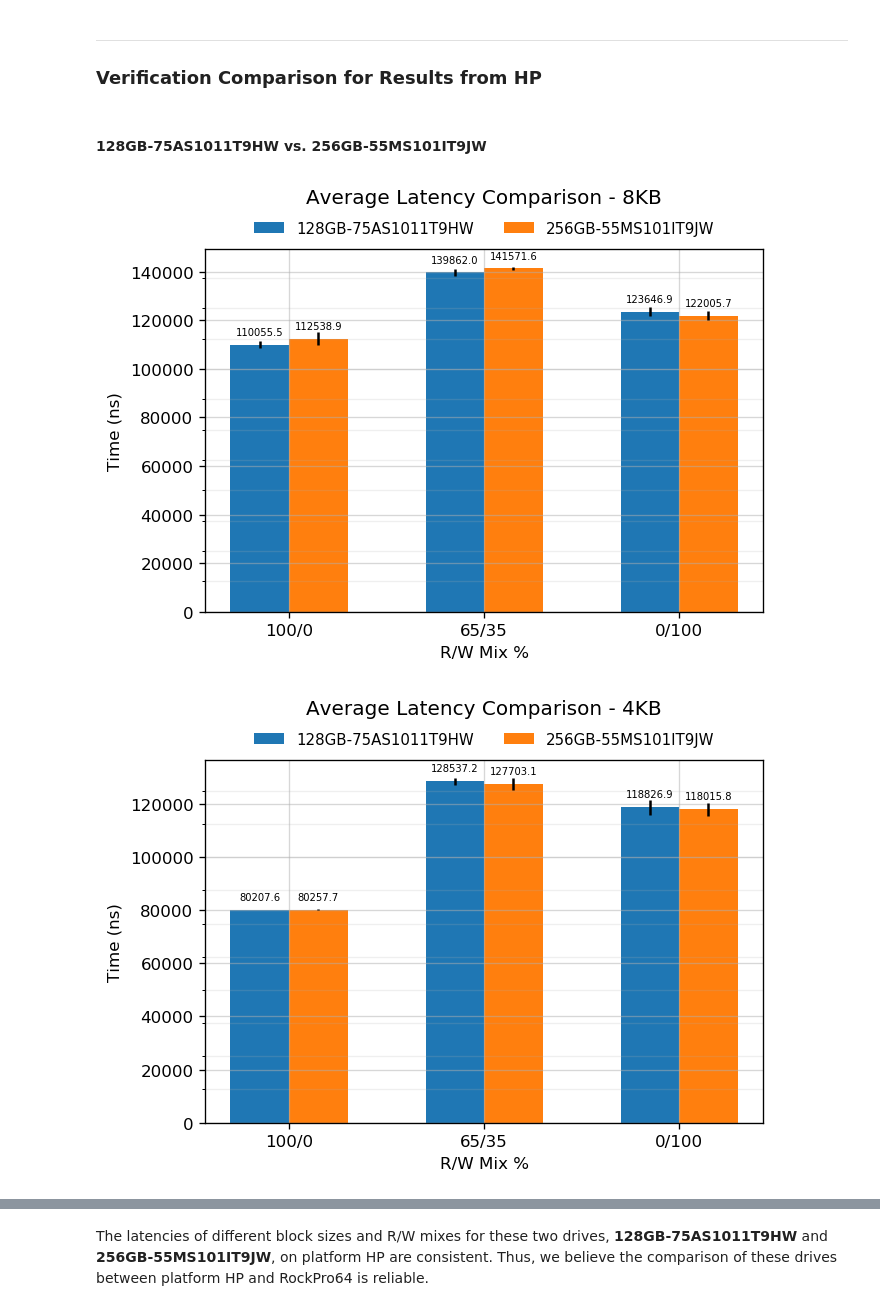
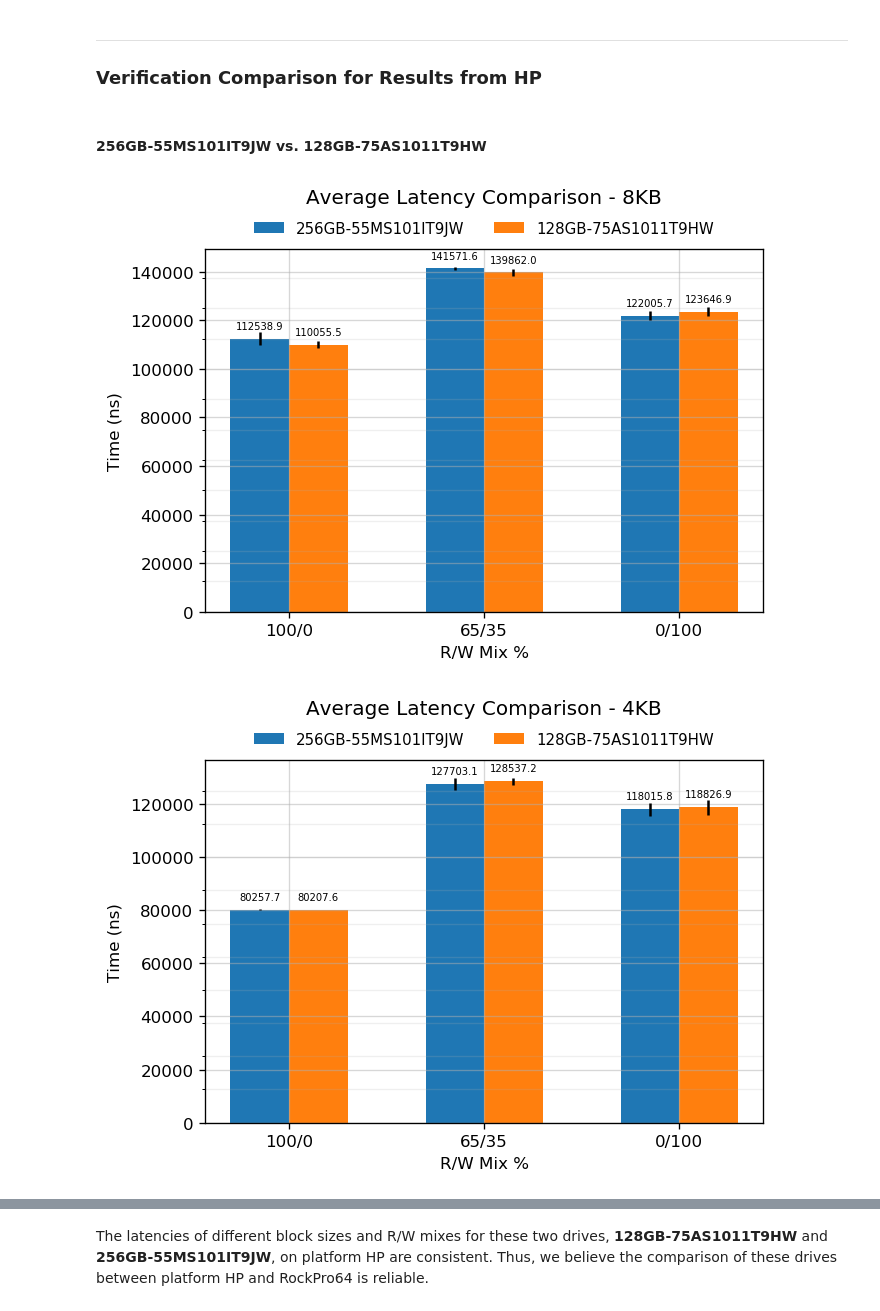
Before and after one commit to ljishen/SSSPT, a Jupyter notebook: analysis/notebooks/lat_comparison.ipynb, the cells around one changed output, grey strips where cells are left out. Drawn from its saved outputs; the diff is of its cells as text; code cells hidden in the pictures.

```diff
--- a/analysis/notebooks/lat_comparison.ipynb
+++ b/analysis/notebooks/lat_comparison.ipynb
@@ -161,12 +161,12 @@ The latencies of different block sizes and R/W mixes for these two drives, **128
 ---
 ### Verification Comparison for Results from **HP**
 # %% [markdown]
-#### 128GB-75AS1011T9HW vs. 256GB-55MS101IT9JW
+#### 256GB-55MS101IT9JW vs. 128GB-75AS1011T9HW
 # %%
 plot_lat_comp({
-    '128GB-75AS1011T9HW': 'hp/lat/2',
-    '256GB-55MS101IT9JW': 'hp/lat/1'
+    '256GB-55MS101IT9JW': 'hp/lat/1',
+    '128GB-75AS1011T9HW': 'hp/lat/2'
 })
 # %% [output]
-[figure, old version]
+[figure, new version]
-[figure, old version]
+[figure, new version]
```
Also changed, not shown: parts of 3 cells of this notebook, 1 other file.
